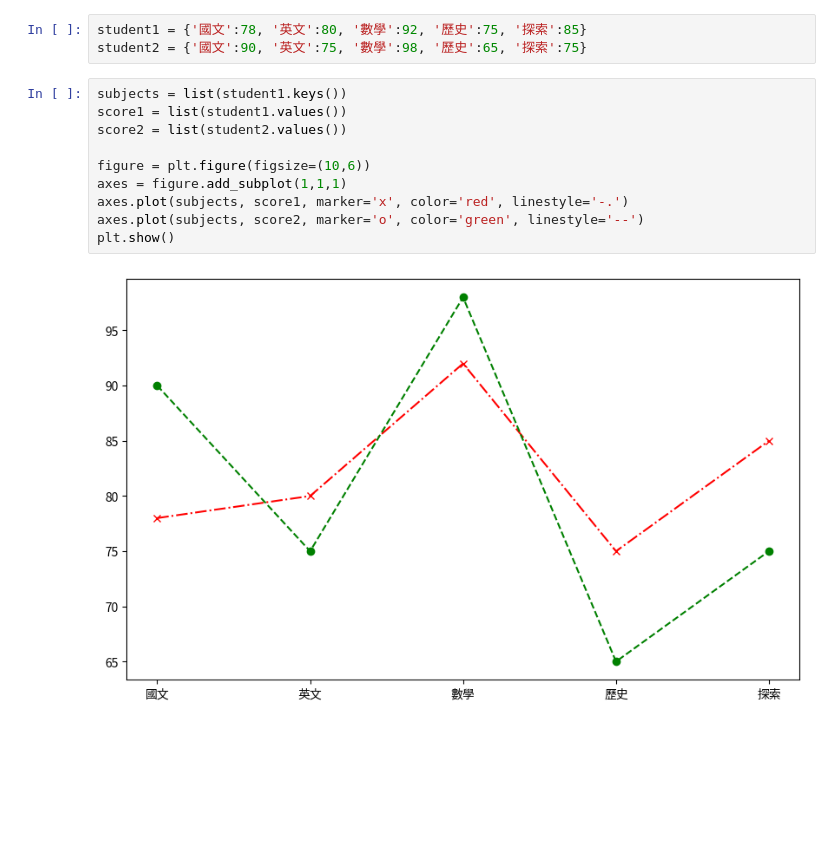
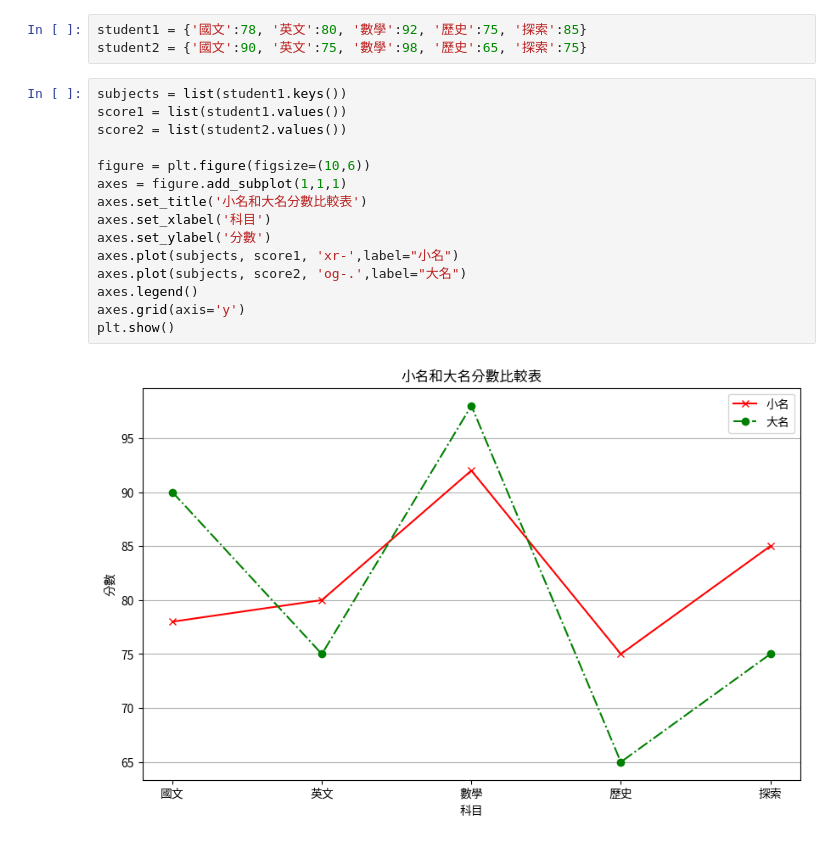
Before and after one commit to jessiehsu731/python_analysis, a Jupyter notebook: lesson7_3.ipynb, the cells around one changed output. Drawn from its saved outputs; the diff is of its cells as text; blank space fills up the shorter version.

```diff
--- a/lesson7_3.ipynb
+++ b/lesson7_3.ipynb
@@ -51,12 +51,17 @@ student2 = {'國文':90, '英文':75, '數學':98, '歷史':65, '探索':75}
 # %%
 subjects = list(student1.keys())
 score1 = list(student1.values())
 score2 = list(student2.values())
 
 figure = plt.figure(figsize=(10,6))
 axes = figure.add_subplot(1,1,1)
-axes.plot(subjects, score1, marker='x', color='red', linestyle='-.')
-axes.plot(subjects, score2, marker='o', color='green', linestyle='--')
+axes.set_title('小名和大名分數比較表')
+axes.set_xlabel('科目')
+axes.set_ylabel('分數')
+axes.plot(subjects, score1, 'xr-',label="小名")
+axes.plot(subjects, score2, 'og-.',label="大名")
+axes.legend()
+axes.grid(axis='y')
 plt.show()
 # %% [output]
-[figure, old version]
+[figure, new version]
```
